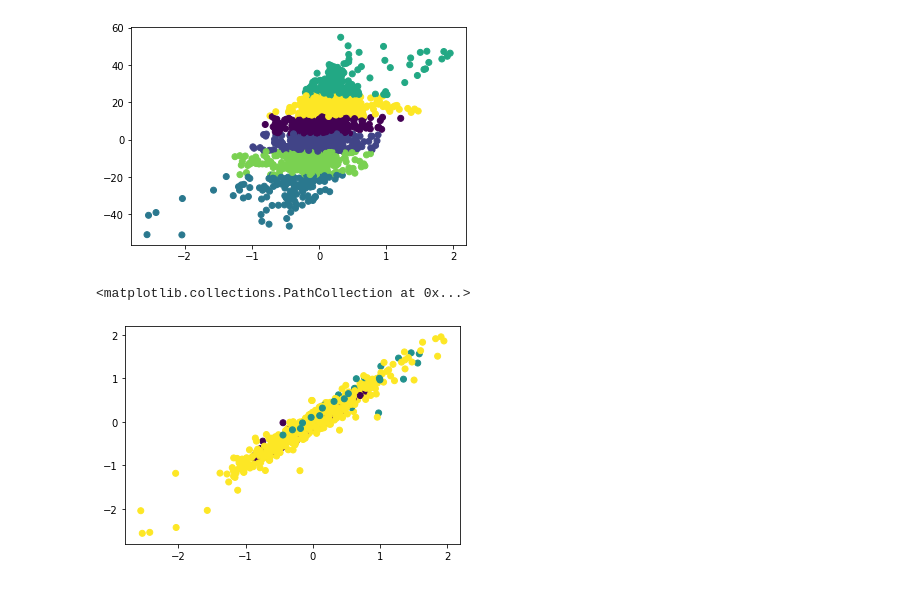
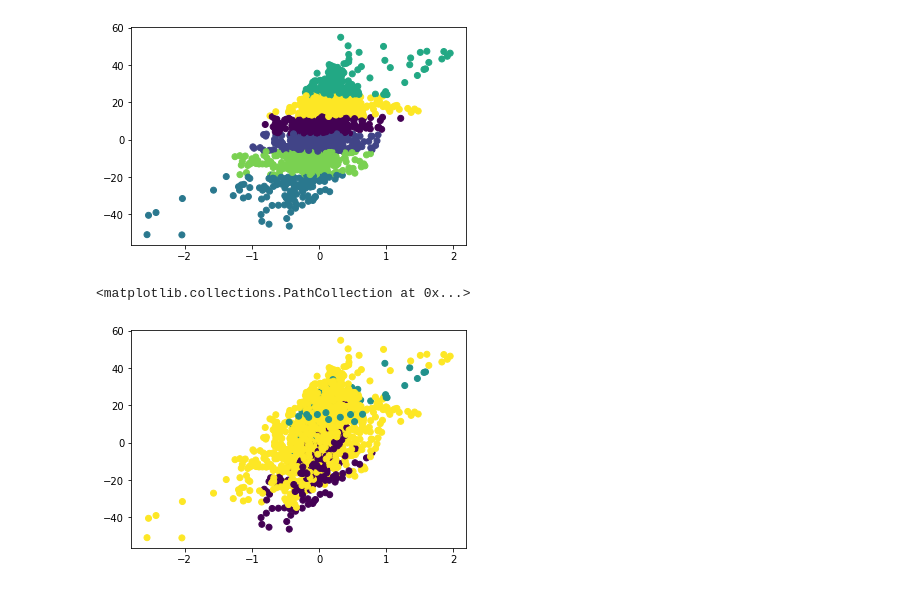
Before and after one commit to ekawitjaidee/Project_Model, a Jupyter notebook: scatterplot_jpt.ipynb, the cells around one changed output. Saved outputs shown, nothing was run; the diff lists cells and outputs as text; code cells hidden in the pictures.

```diff
--- a/scatterplot_jpt.ipynb
+++ b/scatterplot_jpt.ipynb
@@ -39,7 +39,7 @@ df.loc[df['Signal'] == 'buy', 'Signal'] = 0
 df.loc[df['Signal'] == 'sell', 'Signal'] = 1
 df.loc[df['Signal'] == 'wait or hold', 'Signal'] = 2
 # %%
-plt.scatter(df['MACD-SL'],df['MACD-SL'].shift(1),c=df['Signal'].values)
+plt.scatter(df['MACD-SL'],df['DMI-SIGNAL'],c=df['Signal'].values)
 # %% [output]
 <matplotlib.collections.PathCollection at 0x...>
-[figure, old version]
+[figure, new version]
```
Also changed, not shown: 2 other files.
